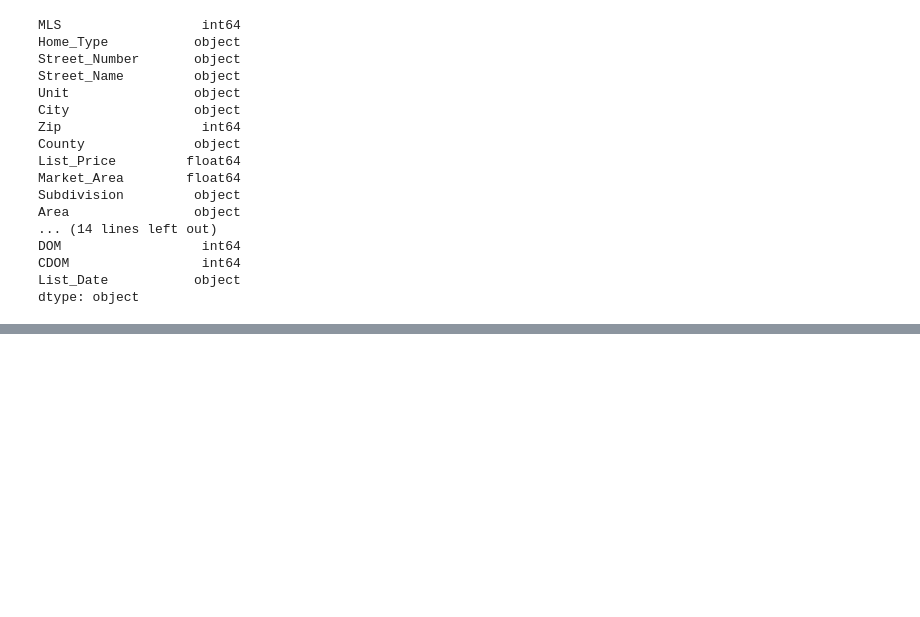
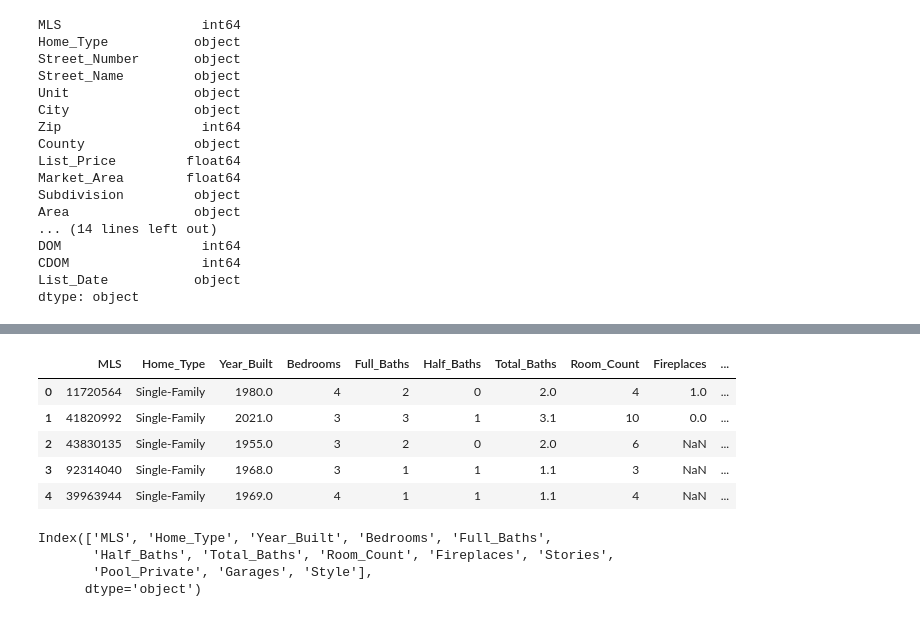
Before and after one commit to danawoodruff/ETL_Project, a Jupyter notebook: etl_project.ipynb, the cells around one changed output, grey strips where cells are left out. Cells and saved outputs as stored; diff of their text form; code cells hidden in the pictures; blank space fills up the shorter version.

Commit message:
create new dataframe tables

```diff
--- a/etl_project.ipynb
+++ b/etl_project.ipynb
@@ -178,0 +240,5 @@ dtype: object
+# %%
+# Home_Features table 3 Index(['MLS','Year_Built', 'Bedrooms', 'Full_Baths',
+# 'Half_Baths', 'Total_Baths', 'Room_Count', 'Fireplaces', 'Stories', 'Pool_Private', 'Garages', 'Style', 'Home_Type'])
+home_features_df= customer_data_df
+home_features_df.head()
@@ -178,0 +253,25 @@ dtype: object
+# %%
+# Columns to drop home_features table 3
+# table 3 Index(['MLS','Year_Built', 'Bedrooms', 'Full_Baths', 'Half_Baths', 'Total_Baths',
+#'Room_Count', 'Fireplaces', 'Stories', 'Pool_Private', 'Garages', 'Style', 'Home_Type'])
+home_features_df= home_features_df.drop(columns= ['Street_Number', 'Street_Name', 'Unit', 'City', 'Zip', 'County',
+                                                  'List_Price', 'Market_Area', 'Subdivision', 'Area',
+                                                  'School_District', 'Elementary', 'High_School', 'DOM', 'CDOM', 'List_Date'])
+# %%
+# New dataframe table 3 home_features
+home_features_df.head()
+# %% [output]
+|  | MLS | Home_Type | Year_Built | Bedrooms | Full_Baths | Half_Baths | Total_Baths | Room_Count | Fireplaces | ... |
+| 0 | 11720564 | Single-Family | 1980.0 | 4 | 2 | 0 | 2.0 | 4 | 1.0 | ... |
+| 1 | 41820992 | Single-Family | 2021.0 | 3 | 3 | 1 | 3.1 | 10 | 0.0 | ... |
+| 2 | 43830135 | Single-Family | 1955.0 | 3 | 2 | 0 | 2.0 | 6 | NaN | ... |
+| 3 | 92314040 | Single-Family | 1968.0 | 3 | 1 | 1 | 1.1 | 3 | NaN | ... |
+| 4 | 39963944 | Single-Family | 1969.0 | 4 | 1 | 1 | 1.1 | 4 | NaN | ... |
+# %%
+# Recheck the columns on the df after dropping unnecessary columns
+home_features_df.columns
+# %% [output]
+Index(['MLS', 'Home_Type', 'Year_Built', 'Bedrooms', 'Full_Baths',
+       'Half_Baths', 'Total_Baths', 'Room_Count', 'Fireplaces', 'Stories',
+       'Pool_Private', 'Garages', 'Style'],
+      dtype='object')
```
Also changed, not shown: parts of 17 cells of this notebook.
